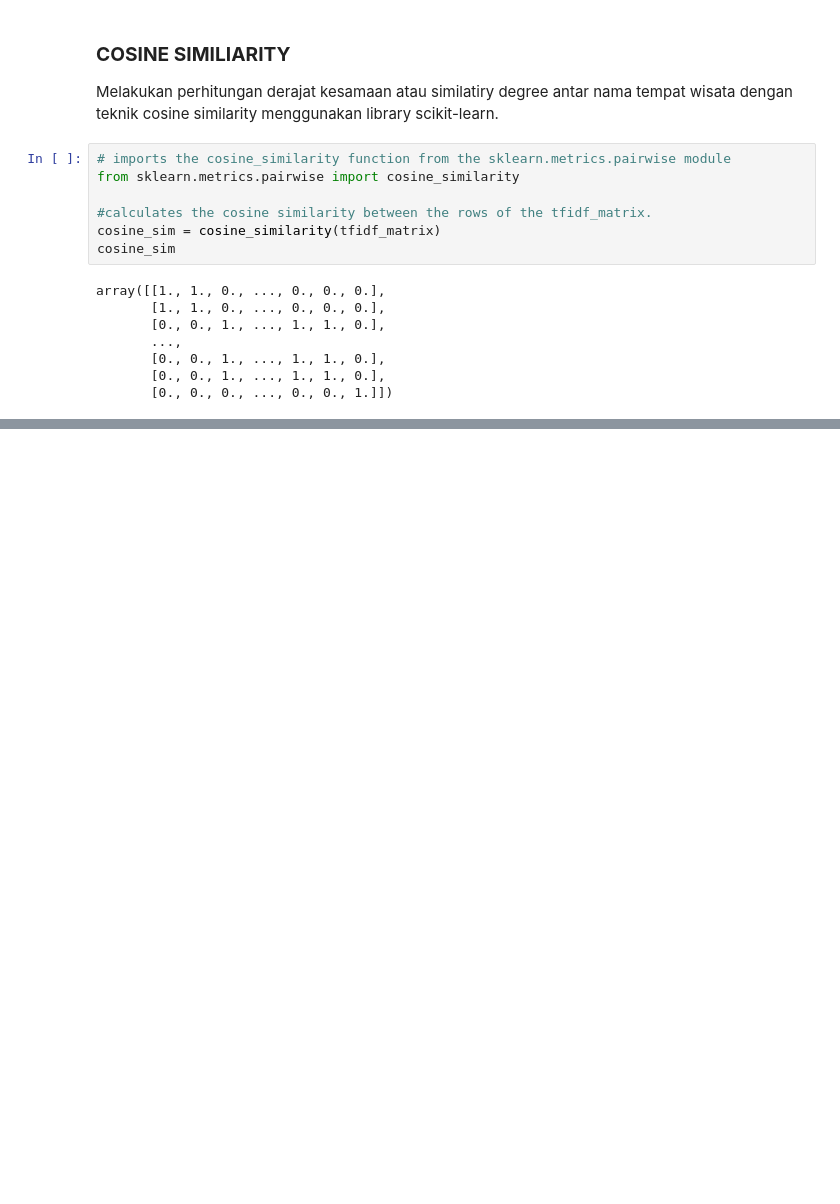
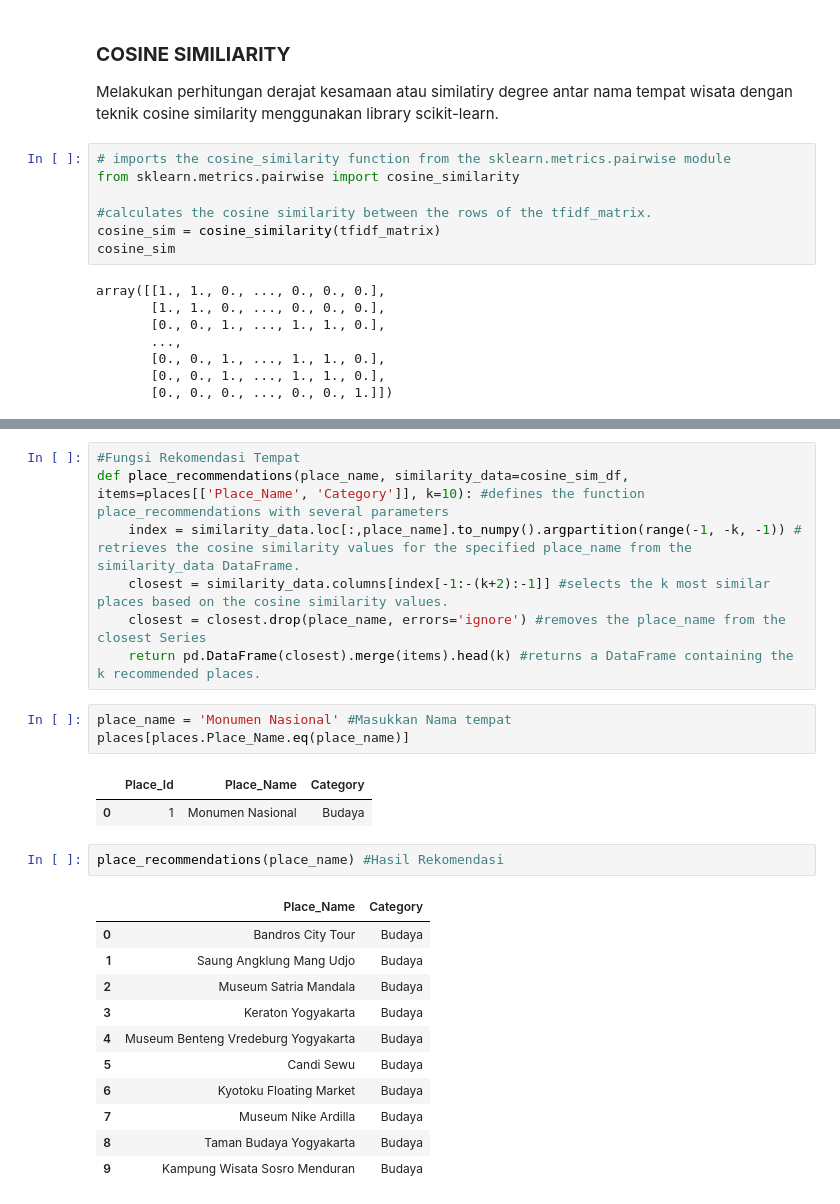
Before and after one commit to ZutoVain/ML, a Jupyter notebook: ML.ipynb, the cells around one changed output, grey strips where cells are left out. Saved outputs shown, nothing was run; the diff lists cells and outputs as text; blank space fills up the shorter version.

Commit message:
Add recommendation testing

```diff
--- a/ML.ipynb
+++ b/ML.ipynb
@@ -218,0 +244,27 @@ array([[1., 1., 0., ..., 0., 0., 0.],
+# %%
+#Fungsi Rekomendasi Tempat
+def place_recommendations(place_name, similarity_data=cosine_sim_df, items=places[['Place_Name', 'Category']], k=10): #defines the function place_recommendations with several parameters
+    index = similarity_data.loc[:,place_name].to_numpy().argpartition(range(-1, -k, -1)) # retrieves the cosine similarity values for the specified place_name from the similarity_data DataFrame.
+    closest = similarity_data.columns[index[-1:-(k+2):-1]] #selects the k most similar places based on the cosine similarity values.
+    closest = closest.drop(place_name, errors='ignore') #removes the place_name from the closest Series
+    return pd.DataFrame(closest).merge(items).head(k) #returns a DataFrame containing the k recommended places.
+# %%
+place_name = 'Monumen Nasional' #Masukkan Nama tempat
+places[places.Place_Name.eq(place_name)]
+# %% [output]
+|  | Place_Id | Place_Name | Category |
+| 0 | 1 | Monumen Nasional | Budaya |
+# %%
+place_recommendations(place_name) #Hasil Rekomendasi
+# %% [output]
+|  | Place_Name | Category |
+| 0 | Bandros City Tour | Budaya |
+| 1 | Saung Angklung Mang Udjo | Budaya |
+| 2 | Museum Satria Mandala | Budaya |
+| 3 | Keraton Yogyakarta | Budaya |
+| 4 | Museum Benteng Vredeburg Yogyakarta | Budaya |
+| 5 | Candi Sewu | Budaya |
+| 6 | Kyotoku Floating Market | Budaya |
+| 7 | Museum Nike Ardilla | Budaya |
+| 8 | Taman Budaya Yogyakarta | Budaya |
+| 9 | Kampung Wisata Sosro Menduran | Budaya |
```
Also changed, not shown: parts of 2 cells of this notebook.
